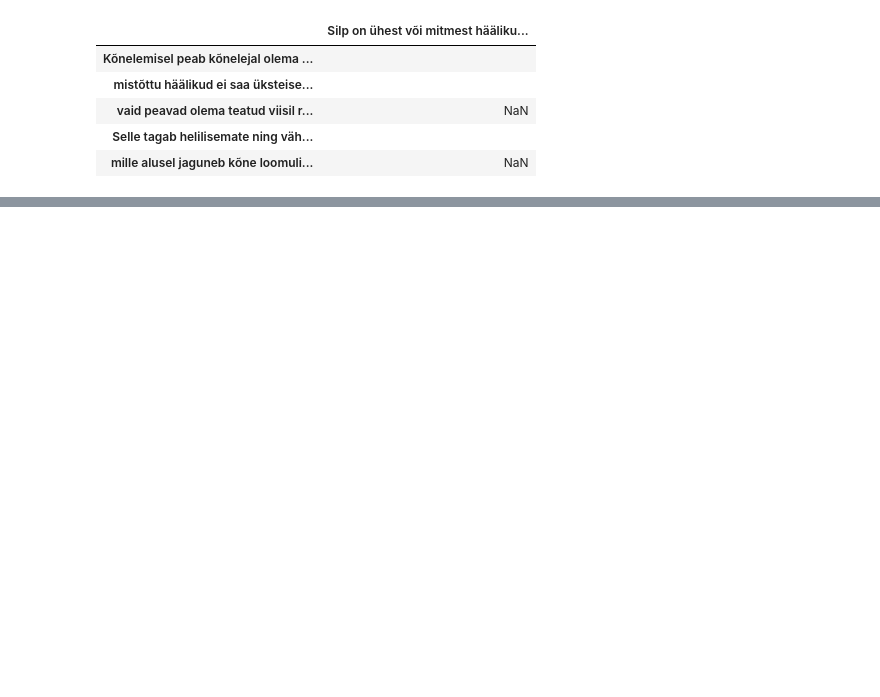
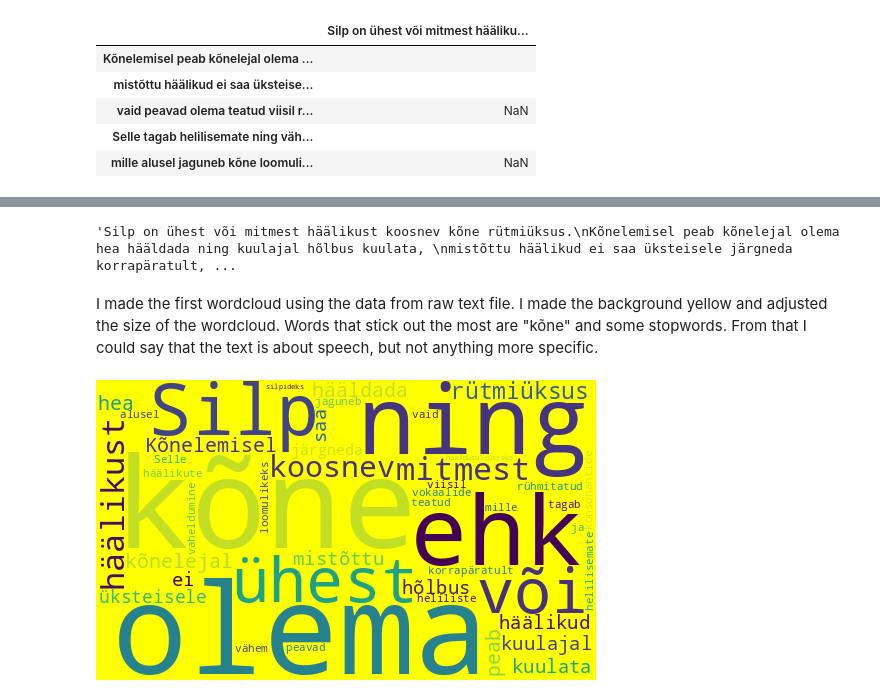
Before and after one commit to kkarnau/dt-2026-data-visualisation, a Jupyter notebook: notebooks/Digital humanities/Homework/Homework10.ipynb, the cells around one changed output, grey strips where cells are left out. Drawn from its saved outputs; the diff is of its cells as text; code cells hidden in the pictures; blank space fills up the shorter version.

```diff
--- a/notebooks/Digital humanities/Homework/Homework10.ipynb
+++ b/notebooks/Digital humanities/Homework/Homework10.ipynb
@@ -11,0 +79,12 @@ df
+# %%
+import urllib.request
+text = urllib.request.urlopen("https://raw.githubusercontent.com/kkarnau/Homework-10/refs/heads/main/Homework/Textfordata.txt").read().decode("utf-8")
+text[0:]
+# %% [output]
+'Silp on ühest või mitmest häälikust koosnev kõne rütmiüksus.\nKõnelemisel peab kõnelejal olema hea hääldada ning kuulajal hõlbus kuulata, \nmistõttu häälikud ei saa üksteisele järgneda korrapäratult, ...
+# %% [markdown]
+I made the first wordcloud using the data from raw text file. I made the background yellow and adjusted the size of the wordcloud. Words that stick out the most are "kõne" and some stopwords. From that I could say that the text is about speech, but not anything more specific.
+# %%
+WordCloud(width= 500, height= 300, background_color= "yellow").generate_from_text(text).to_image()
+# %% [output]
+[figure, added]
```
Also changed, not shown: parts of 16 cells of this notebook, 1 other file.
